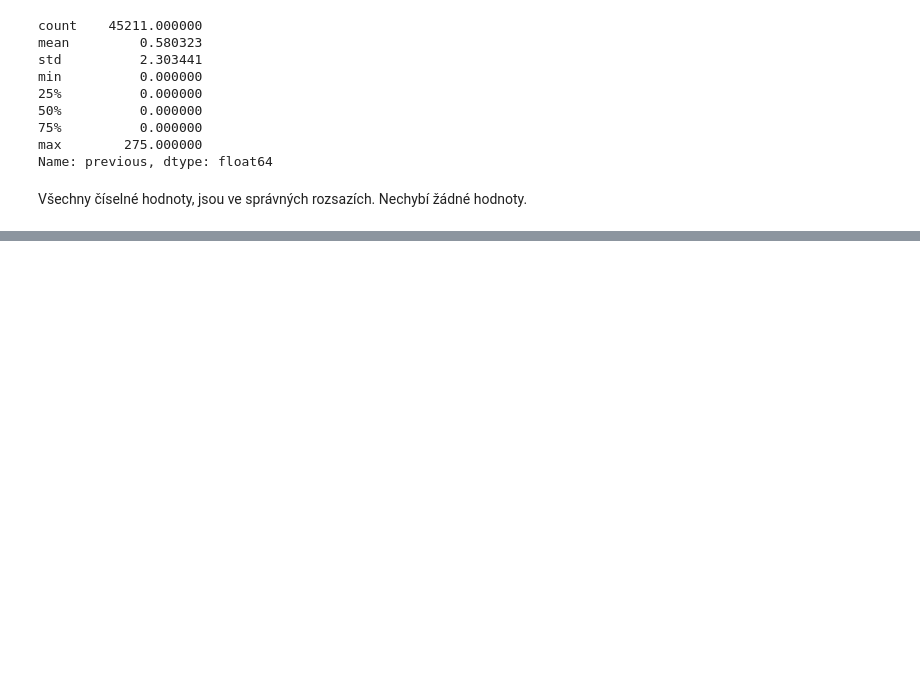
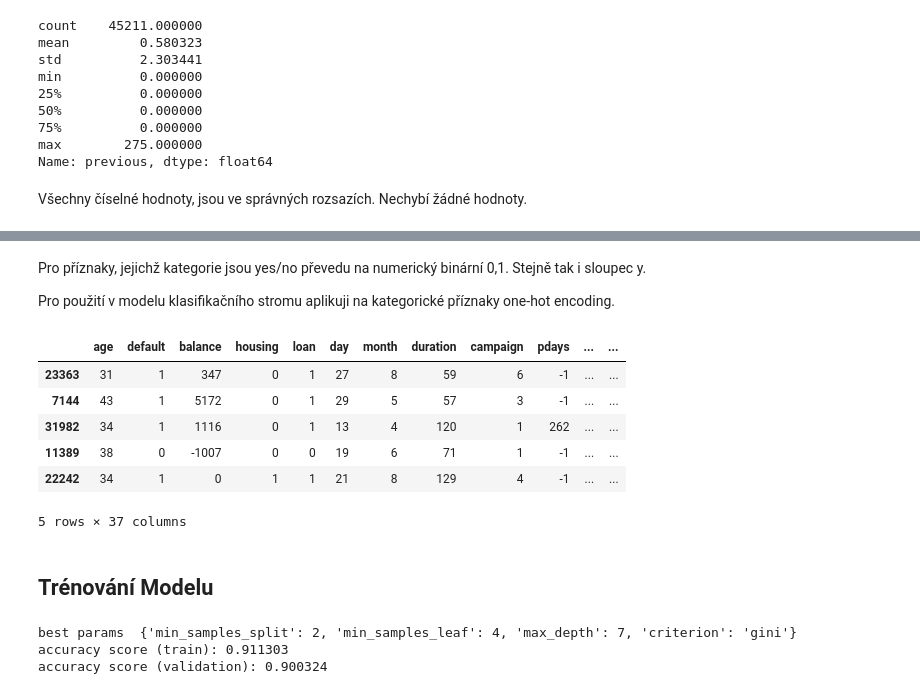
Before and after one commit to andyska09/Data-Visualisation, a Jupyter notebook: 03/solution03.ipynb, the cells around one changed output, grey strips where cells are left out. Cells and saved outputs as stored; diff of their text form; code cells hidden in the pictures; blank space fills up the shorter version.

Commit message:
training, cf matrix, best params

```diff
--- a/03/solution03.ipynb
+++ b/03/solution03.ipynb
@@ -243,0 +257,4 @@ Všechny číselné hodnoty, jsou ve správných rozsazích. Nechybí žádné h
+# %% [markdown]
+Pro příznaky, jejichž kategorie jsou yes/no převedu na numerický binární 0,1. Stejně tak i sloupec y.
+
+Pro použití v modelu klasifikačního stromu aplikuji na kategorické příznaky one-hot encoding.
@@ -244,3 +266,10 @@ Všechny číselné hodnoty, jsou ve správných rozsazích. Nechybí žádné h
+# %%
+def one_hot_encode(data, cols, encoder):
+    encoded_array = encoder.transform(data[cols])
+    encoded_columns = encoder.get_feature_names_out(cols)
+    encoded_data = pd.DataFrame(encoded_array, columns=encoded_columns, index=data.index)
+    data = pd.concat([data, encoded_data], axis=1).drop(cols, axis=1)
+    return data
 # %%
 def preprocess_data(train_df, val_df, test_df, colsToDrop=[]):
     datasets = [train_df, val_df, test_df]
@@ -248,8 +277,15 @@ def preprocess_data(train_df, val_df, test_df, colsToDrop=[]):
         if (not datasets[i].empty):
             datasets[i] = datasets[i].drop(columns=colsToDrop)
             datasets[i] = map_months(datasets[i])
+            datasets[i] = binary_encode(datasets[i], ['default', 'housing', 'loan'])
             datasets[i] = to_cat(datasets[i])
+    train_df, val_df, test_df = datasets
 
+    cat_cols = [column for column in train_df.columns if pd.api.types.is_categorical_dtype(train_df[column])]
+    encoder = OneHotEncoder(handle_unknown='ignore', sparse=False).fit(train_df[cat_cols])
+
+    for i in range(len(datasets)):
+        datasets[i] = one_hot_encode(datasets[i], cat_cols, encoder)
     train_df, val_df, test_df = datasets
     return train_df, val_df, test_df
 # %%
@@ -256,2 +294,47 @@ def preprocess_data(train_df, val_df, test_df, colsToDrop=[]):
 Xtrain, ytrain, Xval, yval, Xtest, ytest = splitData(data, 'y')
 Xtrain, Xval, Xtest = preprocess_data(Xtrain, Xval, Xtest)
+# %%
+Xtrain.head()
+# %% [output]
+|  | age | default | balance | housing | loan | day | month | duration | campaign | pdays | ... | ... |
+| 23363 | 31 | 1 | 347 | 0 | 1 | 27 | 8 | 59 | 6 | -1 | ... | ... |
+| 7144 | 43 | 1 | 5172 | 0 | 1 | 29 | 5 | 57 | 3 | -1 | ... | ... |
+| 31982 | 34 | 1 | 1116 | 0 | 1 | 13 | 4 | 120 | 1 | 262 | ... | ... |
+| 11389 | 38 | 0 | -1007 | 0 | 0 | 19 | 6 | 71 | 1 | -1 | ... | ... |
+| 22242 | 34 | 1 | 0 | 1 | 1 | 21 | 8 | 129 | 4 | -1 | ... | ... |
+5 rows × 37 columns
+# %% [markdown]
+## Trénování Modelu
+# %%
+param_grid = {
+    "max_depth": range(2,8),
+    "min_samples_split": range(2,10),
+    "min_samples_leaf": range(1, 5),
+    "criterion": ["gini", "entropy"]
+}
+param_comb = ParameterGrid(param_grid)
+
+val_acc = []
+for params in param_comb:
+    dt = DecisionTreeClassifier(**params)
+    dt.fit(Xtrain, ytrain)
+    val_acc.append(metrics.accuracy_score(yval, dt.predict(Xval)))
+
+best_params = param_comb[np.argmax(val_acc)]
+print("best params ", best_params)
+dt = DecisionTreeClassifier(**best_params)
+dt.fit(Xtrain, ytrain)
+print(
+    "accuracy score (train): {0:.6f}".format(
+        metrics.accuracy_score(ytrain, dt.predict(Xtrain))
+    )
+)
+print(
+    "accuracy score (validation): {0:.6f}".format(
+        metrics.accuracy_score(yval, dt.predict(Xval))
+    )
+)
+# %% [output]
+best params  {'min_samples_split': 2, 'min_samples_leaf': 4, 'max_depth': 7, 'criterion': 'gini'}
+accuracy score (train): 0.911303
+accuracy score (validation): 0.900324
```
Also changed, not shown: parts of 9 cells of this notebook.
